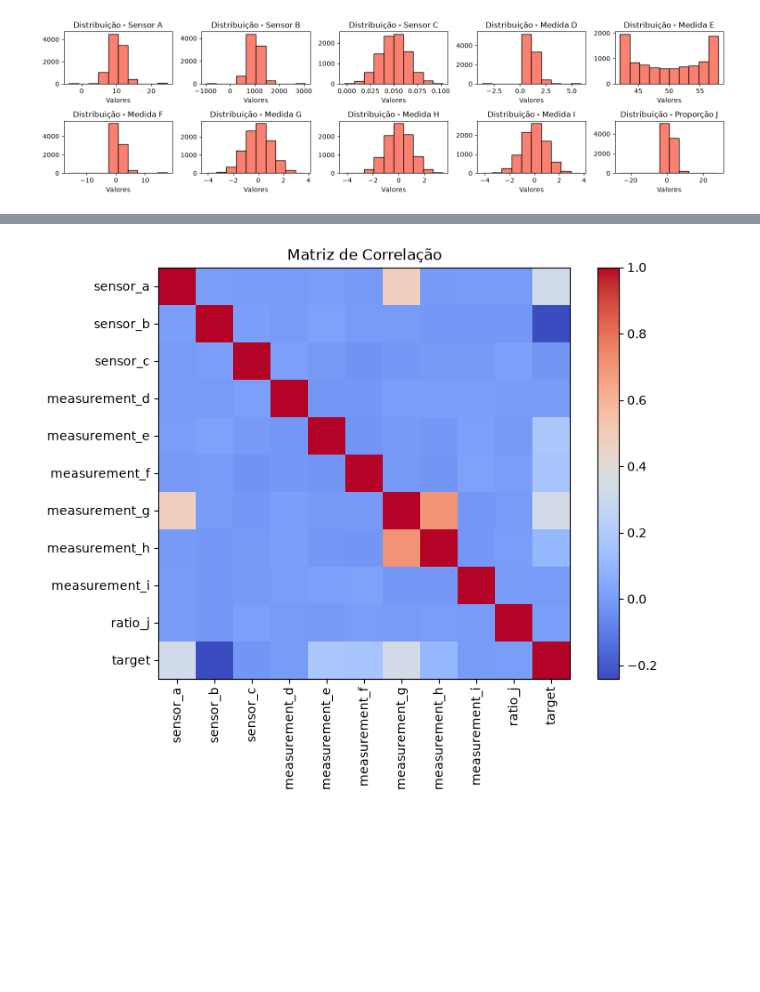
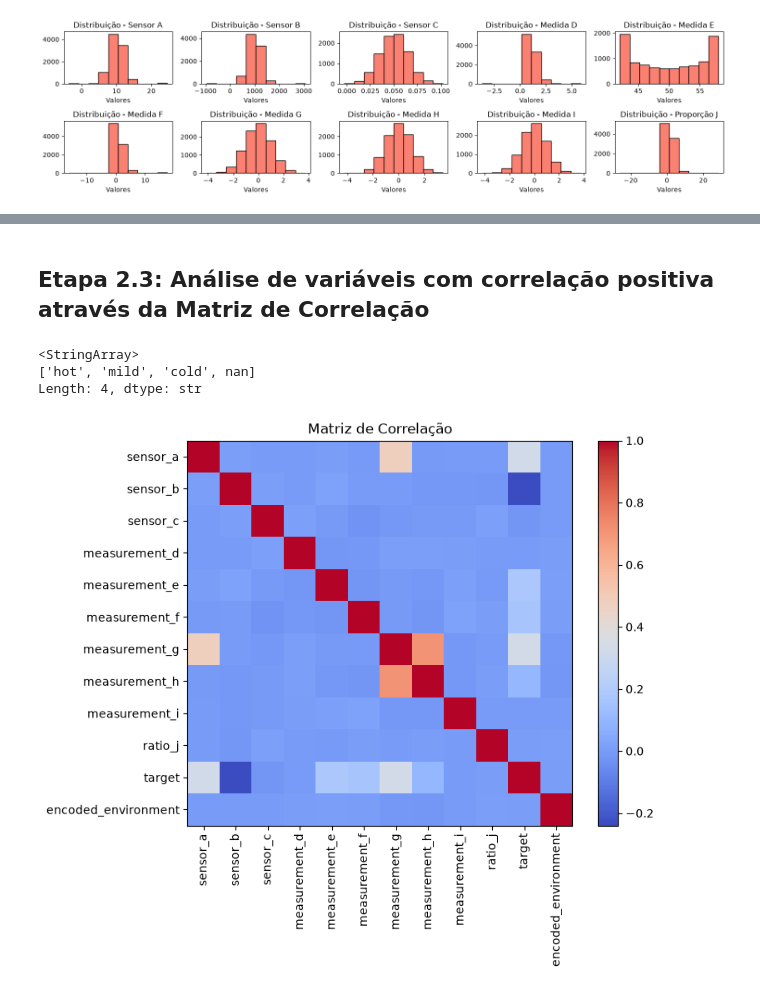
Before and after one commit to lucasomac0/classificador-ann-machine-learning, a Jupyter notebook: src/modelo.ipynb, the cells around one changed output, grey strips where cells are left out. Cells and saved outputs as stored; diff of their text form; code cells hidden in the pictures; blank space fills up the shorter version.

```diff
--- a/src/modelo.ipynb
+++ b/src/modelo.ipynb
@@ -9,6 +16,6 @@ import tensorflow as tf
 # %%
 # Obtendo o dataset
-df = pd.read_csv("data/base_classificacao_binaria.csv")
+df = pd.read_csv("../data/base_classificacao_binaria.csv")
 # %% [markdown]
 # Etapa 1: Entendimento do Problema
 
@@ -98,15 +133,36 @@ plt.show()
+# %% [markdown]
+## Etapa 2.3: Análise de variáveis com correlação positiva através da Matriz de Correlação
 # %%
-# Matriz de correlação linear (Pearson)
+# fazendo encoding da coluna [environment]
+# a coluna environment pode assumir 3 valores: hot, mild e cold. Podemos mapear cada valor deste para um número inteiro.
+print(df["environment"].unique())
+
+def encoding(df):
+    if df['environment'] == 'hot':
+        return 2
+    if df['environment'] == 'mild':
+        return 1
+    if df['environment'] == 'cold':
+        return 0
+    return df['environment']
+
+# cria a coluna 'encoded_environment' com os valores codificados
+df['encoded_environment'] = df.apply(encoding, axis=1)
+
+# # Matriz de correlação linear (Pearson)
 corr_matrix_crop = df.drop(["sample_id", "environment"], axis=1)
 corr_matrix = corr_matrix_crop.corr()
 
-# Visualização simples da matriz
+# # Visualização simples da matriz
 plt.figure(figsize=(8, 6))
 plt.imshow(corr_matrix, cmap='coolwarm', interpolation='none')
 plt.colorbar()
 plt.xticks(range(len(corr_matrix)), corr_matrix.columns, rotation=90)
 plt.yticks(range(len(corr_matrix)), corr_matrix.columns)
 plt.title("Matriz de Correlação")
 plt.show()
 # %% [output]
+<StringArray>
+['hot', 'mild', 'cold', nan]
+Length: 4, dtype: str
-[figure, old version]
+[figure, new version]
```
Also changed, not shown: parts of 10 cells of this notebook.
